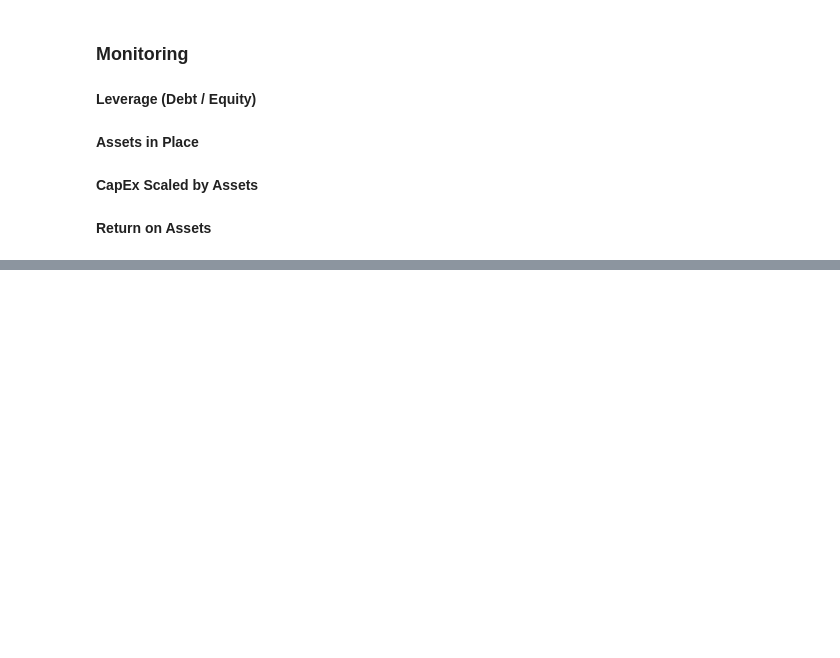
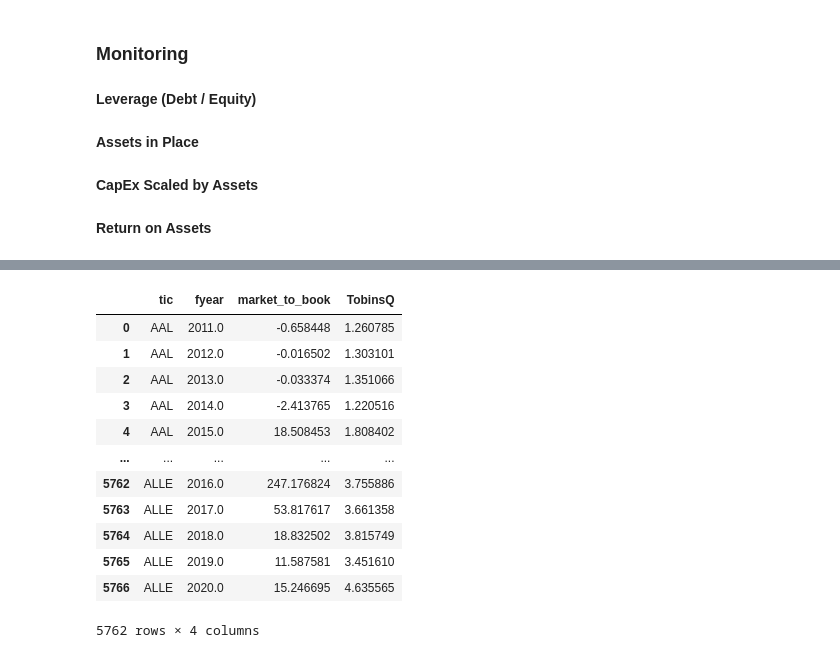
Before and after one commit to tobeybill/TISATAFL, a Jupyter notebook: CodeExploration.ipynb, the cells around one changed output, grey strips where cells are left out. Cells and saved outputs as stored; diff of their text form; code cells hidden in the pictures; blank space fills up the shorter version.

```diff
--- a/CodeExploration.ipynb
+++ b/CodeExploration.ipynb
@@ -200,0 +245,4 @@ def RoA(tic, year):
+# %%
+corr_measure = firm_date_data[['tic','fyear']]
+corr_measure['market_to_book'] = corr_measure.apply(lambda x: mtb(x['tic'], x['fyear']), axis=1)
+corr_measure['TobinsQ'] = corr_measure.apply(lambda x: tobinsQ(x['tic'], x['fyear']), axis=1)
@@ -200,0 +288,16 @@ def RoA(tic, year):
+# %%
+corr_measure
+# %% [output]
+|  | tic | fyear | market_to_book | TobinsQ |
+| 0 | AAL | 2011.0 | -0.658448 | 1.260785 |
+| 1 | AAL | 2012.0 | -0.016502 | 1.303101 |
+| 2 | AAL | 2013.0 | -0.033374 | 1.351066 |
+| 3 | AAL | 2014.0 | -2.413765 | 1.220516 |
+| 4 | AAL | 2015.0 | 18.508453 | 1.808402 |
+| ... | ... | ... | ... | ... |
+| 5762 | ALLE | 2016.0 | 247.176824 | 3.755886 |
+| 5763 | ALLE | 2017.0 | 53.817617 | 3.661358 |
+| 5764 | ALLE | 2018.0 | 18.832502 | 3.815749 |
+| 5765 | ALLE | 2019.0 | 11.587581 | 3.451610 |
+| 5766 | ALLE | 2020.0 | 15.246695 | 4.635565 |
+5762 rows × 4 columns
```
Also changed, not shown: parts of 22 cells of this notebook, 1 other file.
